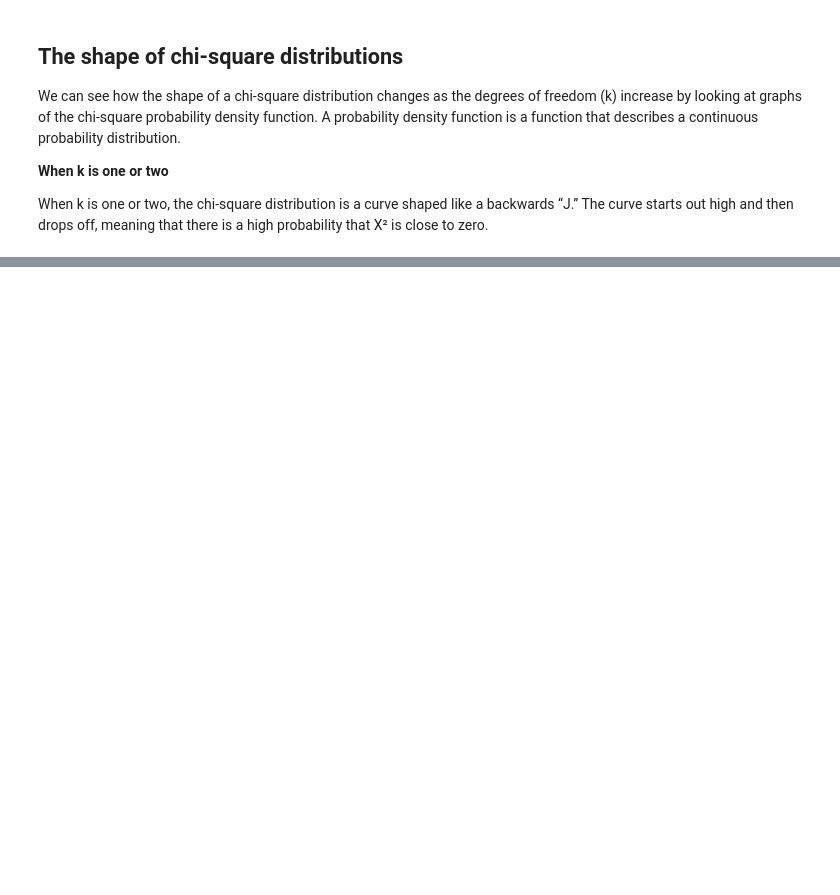
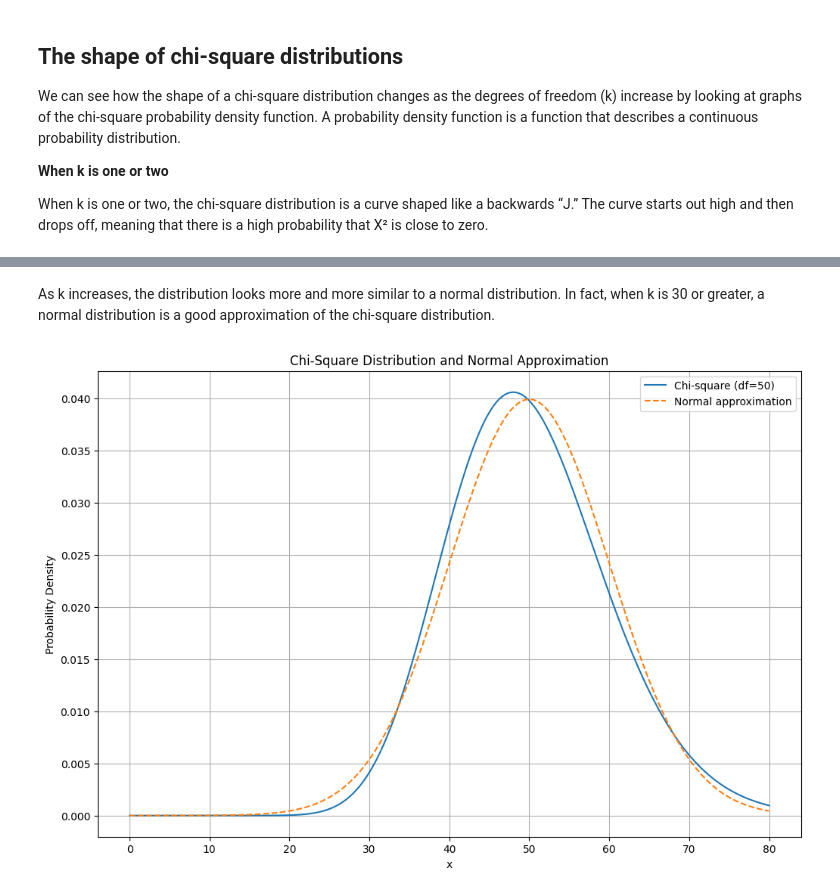
Before and after one commit to WenfongWW/Statistics-with-Python, a Jupyter notebook: Probability Distribution/4.ChiSquare_Distribution.ipynb, the cells around one changed output, grey strips where cells are left out. Drawn from its saved outputs; the diff is of its cells as text; code cells hidden in the pictures; blank space fills up the shorter version.

```diff
--- a/Probability Distribution/4.ChiSquare_Distribution.ipynb
+++ b/Probability Distribution/4.ChiSquare_Distribution.ipynb
@@ -90,0 +112,33 @@ P-value: 0.5747
+# %% [markdown]
+As k increases, the distribution looks more and more similar to a normal distribution. In fact, when k is 30 or greater, a normal distribution is a good approximation of the chi-square distribution.
+# %%
+import numpy as np
+import matplotlib.pyplot as plt
+from scipy.stats import chi2, norm
+
+# Set degrees of freedom
+dfs = [50]
+
+# Generate x values
+x = np.linspace(0, 80, 1000)
+
+# Create plots for each df
+plt.figure(figsize=(12, 8))
+for df in dfs:
+    # Calculate chi-square PDF
+    plt.plot(x, chi2.pdf(x, df), label=f'Chi-square (df={df})')
+
+# Plot a normal distribution for comparison
+mean = dfs[-1]  # mean of the chi-square when df=50
+variance = 2 * dfs[-1]
+std_dev = np.sqrt(variance)
+plt.plot(x, norm.pdf(x, mean, std_dev), label='Normal approximation', linestyle='dashed')
+
+plt.title('Chi-Square Distribution and Normal Approximation')
+plt.xlabel('x')
+plt.ylabel('Probability Density')
+plt.legend()
+plt.grid(True)
+plt.show()
+# %% [output]
+[figure, added]
```
Also changed, not shown: parts of 6 cells of this notebook, 2 other files.
